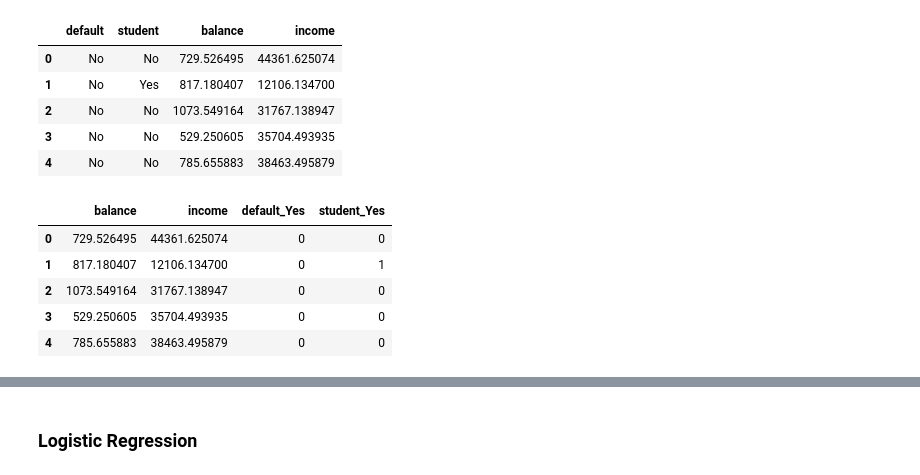
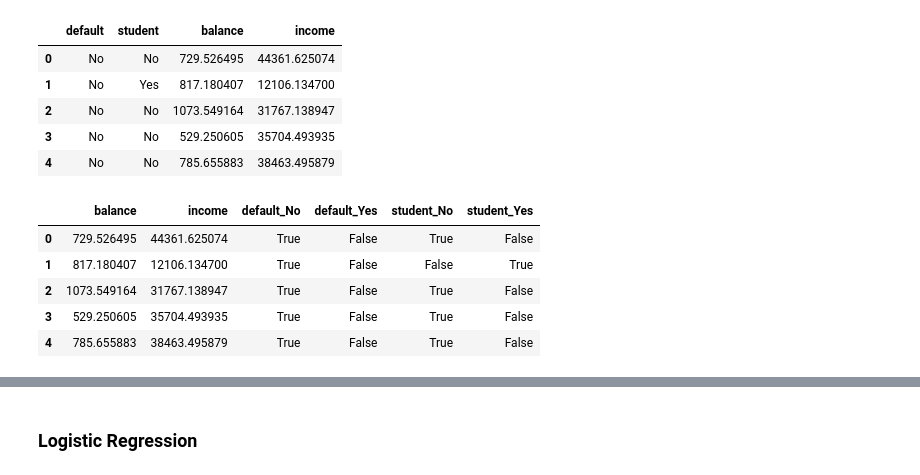
Before and after one commit to StefanLundberg77/ai_engineering_stefan_lundberg, a Jupyter notebook: code-alongs/04_logistic_regression/logistic_regression.ipynb, the cells around one changed output, grey strips where cells are left out. Drawn from its saved outputs; the diff is of its cells as text; code cells hidden in the pictures.

```diff
--- a/code-alongs/04_logistic_regression/logistic_regression.ipynb
+++ b/code-alongs/04_logistic_regression/logistic_regression.ipynb
@@ -48,12 +77,12 @@ df.head()
 | 3 | No | No | 529.250605 | 35704.493935 |
 | 4 | No | No | 785.655883 | 38463.495879 |
 # %%
-df_dummies = pd.get_dummies(df, drop_first=True)*1
-df_dummies.head()
+# one-hot encoding
+pd.get_dummies(df).head()
 # %% [output]
-|  | balance | income | default_Yes | student_Yes |
-| 0 | 729.526495 | 44361.625074 | 0 | 0 |
-| 1 | 817.180407 | 12106.134700 | 0 | 1 |
-| 2 | 1073.549164 | 31767.138947 | 0 | 0 |
-| 3 | 529.250605 | 35704.493935 | 0 | 0 |
-| 4 | 785.655883 | 38463.495879 | 0 | 0 |
+|  | balance | income | default_No | default_Yes | student_No | student_Yes |
+| 0 | 729.526495 | 44361.625074 | True | False | True | False |
+| 1 | 817.180407 | 12106.134700 | True | False | False | True |
+| 2 | 1073.549164 | 31767.138947 | True | False | True | False |
+| 3 | 529.250605 | 35704.493935 | True | False | True | False |
+| 4 | 785.655883 | 38463.495879 | True | False | True | False |
```
Also changed, not shown: parts of 31 cells of this notebook.
